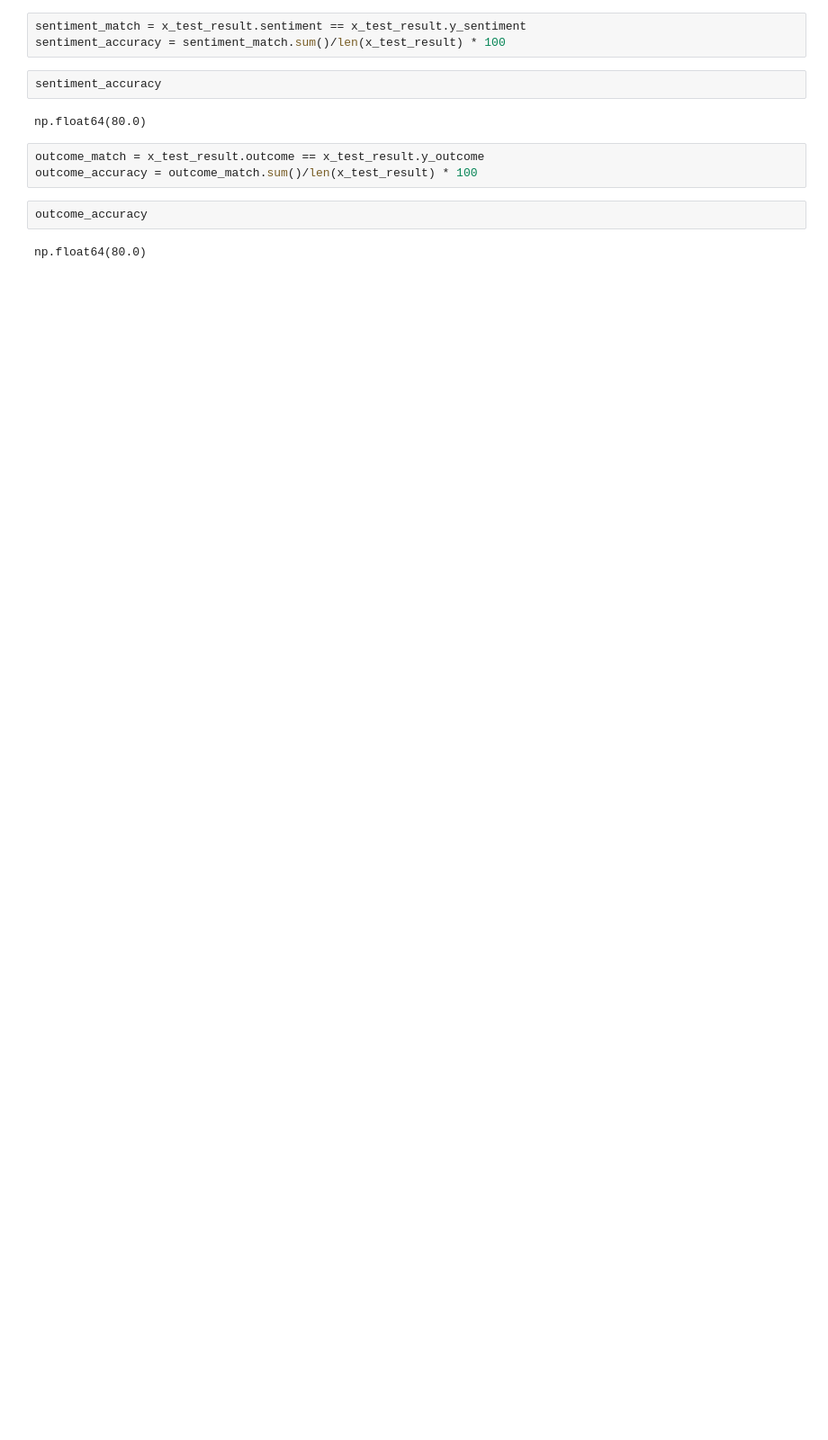
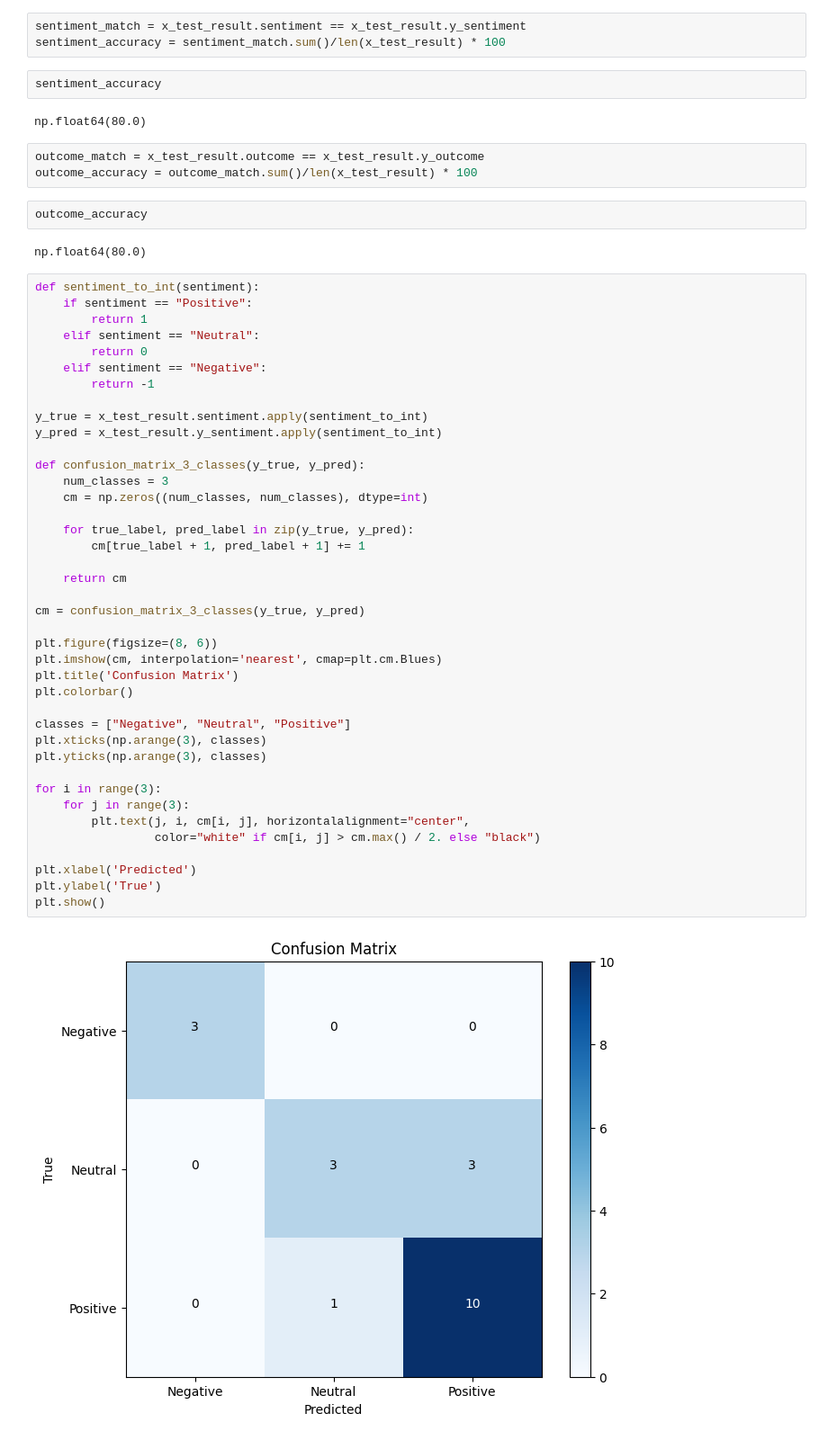
Before and after one commit to uchkid/call-transcript, a Jupyter notebook: sentiment.ipynb, the cells around one changed output. Shown at 90% size. Cells and saved outputs as stored; diff of their text form; blank space fills up the shorter version.

```diff
--- a/sentiment.ipynb
+++ b/sentiment.ipynb
@@ -236,3 +237,45 @@ outcome_accuracy = outcome_match.sum()/len(x_test_result) * 100
 outcome_accuracy
 # %% [output]
 np.float64(80.0)
+# %%
+def sentiment_to_int(sentiment):
+    if sentiment == "Positive":
+        return 1
+    elif sentiment == "Neutral":
+        return 0
+    elif sentiment == "Negative":
+        return -1
+
+y_true = x_test_result.sentiment.apply(sentiment_to_int)
+y_pred = x_test_result.y_sentiment.apply(sentiment_to_int)
+
+def confusion_matrix_3_classes(y_true, y_pred):
+    num_classes = 3
+    cm = np.zeros((num_classes, num_classes), dtype=int)
+
+    for true_label, pred_label in zip(y_true, y_pred):
+        cm[true_label + 1, pred_label + 1] += 1
+
+    return cm
+
+cm = confusion_matrix_3_classes(y_true, y_pred)
+
+plt.figure(figsize=(8, 6))
+plt.imshow(cm, interpolation='nearest', cmap=plt.cm.Blues)
+plt.title('Confusion Matrix')
+plt.colorbar()
+
+classes = ["Negative", "Neutral", "Positive"]
+plt.xticks(np.arange(3), classes)
+plt.yticks(np.arange(3), classes)
+
+for i in range(3):
+    for j in range(3):
+        plt.text(j, i, cm[i, j], horizontalalignment="center",
+                 color="white" if cm[i, j] > cm.max() / 2. else "black")
+
+plt.xlabel('Predicted')
+plt.ylabel('True')
+plt.show()
+# %% [output]
+[figure, added]
```
Also changed, not shown: parts of 4 cells of this notebook, 2 other files.
